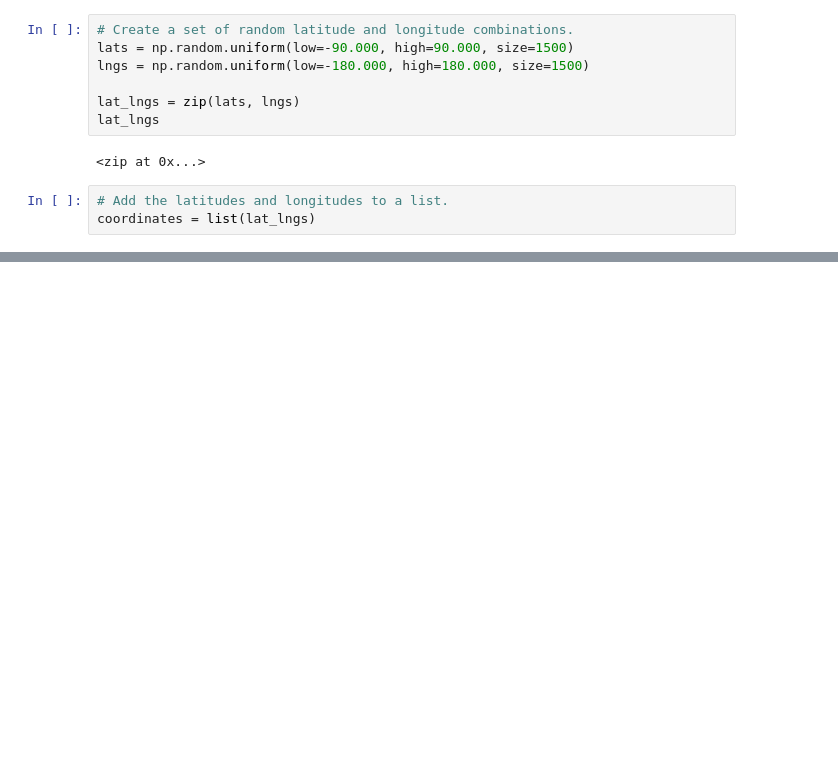
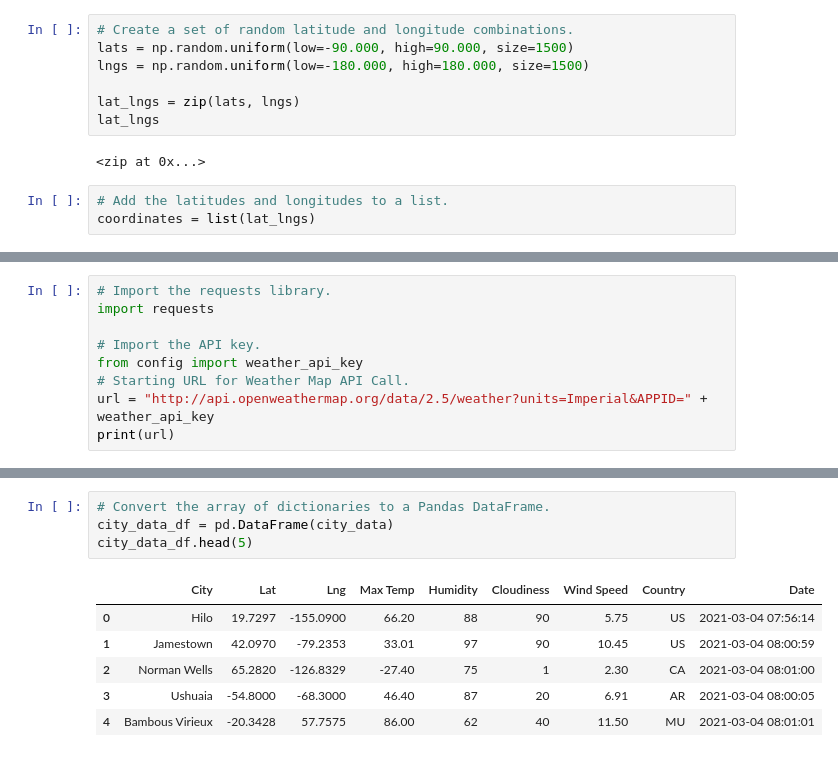
Before and after one commit to josafathpelayo/World_Weather_Analysis, a Jupyter notebook: WeatherPy.ipynb, the cells around one changed output, grey strips where cells are left out. Drawn from its saved outputs; the diff is of its cells as text; blank space fills up the shorter version.

```diff
--- a/WeatherPy.ipynb
+++ b/WeatherPy.ipynb
@@ -56,0 +57,9 @@ len(cities)
+# %%
+# Import the requests library.
+import requests
+
+# Import the API key.
+from config import weather_api_key
+# Starting URL for Weather Map API Call.
+url = "http://api.openweathermap.org/data/2.5/weather?units=Imperial&APPID=" + weather_api_key
+print(url)
@@ -56,0 +155,11 @@ len(cities)
+# %%
+# Convert the array of dictionaries to a Pandas DataFrame.
+city_data_df = pd.DataFrame(city_data)
+city_data_df.head(5)
+# %% [output]
+|  | City | Lat | Lng | Max Temp | Humidity | Cloudiness | Wind Speed | Country | Date |
+| 0 | Hilo | 19.7297 | -155.0900 | 66.20 | 88 | 90 | 5.75 | US | 2021-03-04 07:56:14 |
+| 1 | Jamestown | 42.0970 | -79.2353 | 33.01 | 97 | 90 | 10.45 | US | 2021-03-04 08:00:59 |
+| 2 | Norman Wells | 65.2820 | -126.8329 | -27.40 | 75 | 1 | 2.30 | CA | 2021-03-04 08:01:00 |
+| 3 | Ushuaia | -54.8000 | -68.3000 | 46.40 | 87 | 20 | 6.91 | AR | 2021-03-04 08:00:05 |
+| 4 | Bambous Virieux | -20.3428 | 57.7575 | 86.00 | 62 | 40 | 11.50 | MU | 2021-03-04 08:01:01 |
```
Also changed, not shown: parts of 6 cells of this notebook, 3 other files.
